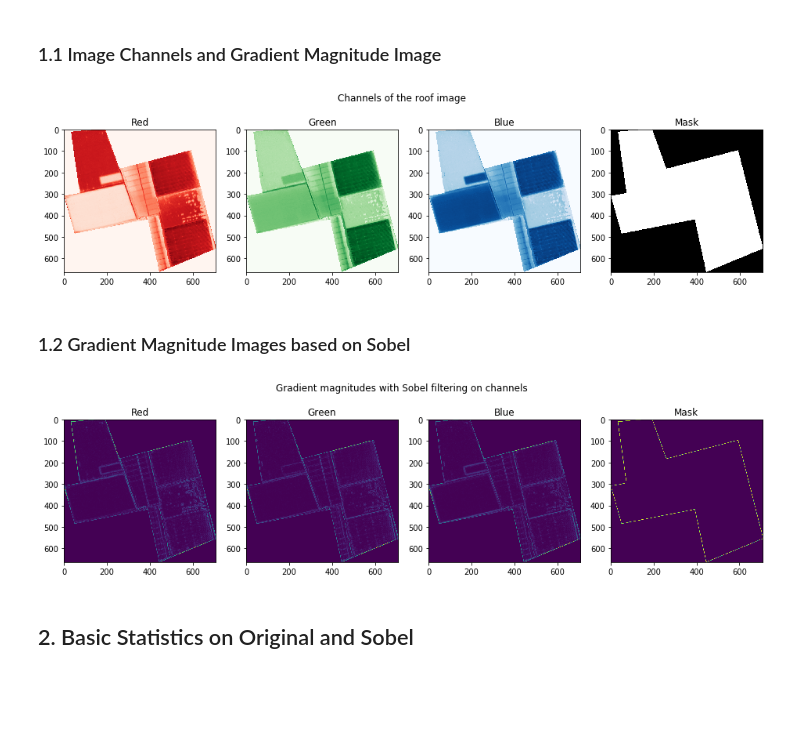
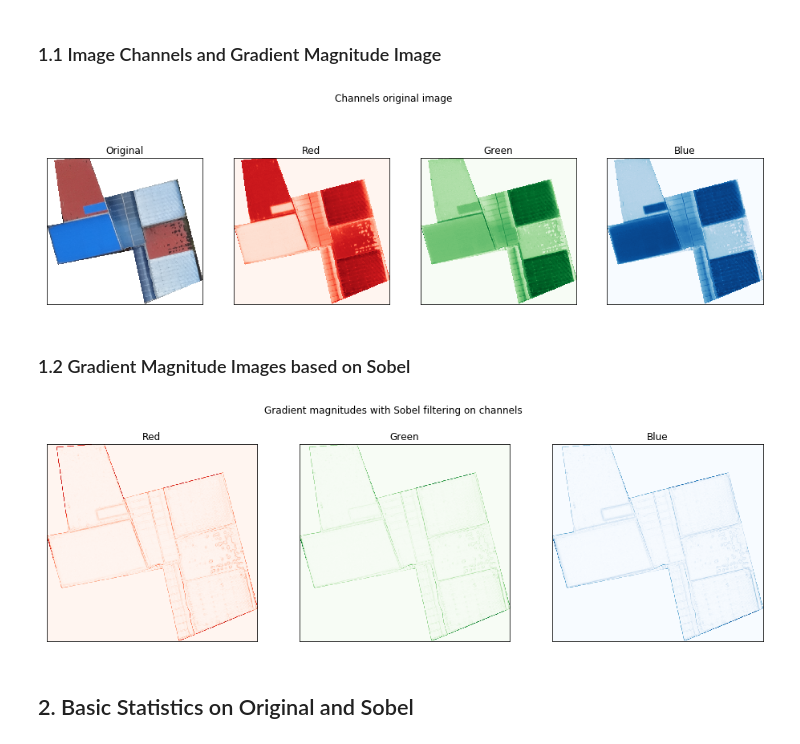
Before and after one commit to jo-ruether/ipeo_carribean, a Jupyter notebook: src/Pixel based classification.ipynb, the cells around one changed output. Drawn from its saved outputs; the diff is of its cells as text; code cells hidden in the pictures; blank space fills up the shorter version.

Commit message:
add pixel based measure images

```diff
--- a/src/Pixel based classification.ipynb
+++ b/src/Pixel based classification.ipynb
@@ -33,19 +34,24 @@ materials = {'concrete_cement':0, 'healthy_metal':1, 'incomplete':2, 'irregular_
 train_sample = join(train_dir, 'other', '7a307a06.tif')
 img = io.imread(train_sample)
 # %%
-fig, (ax1, ax2, ax3, ax4) = plt.subplots(1,4, figsize = (16, 4))
-ax1.imshow(img[:, :, 0], cmap='Reds')
-ax1.set_title("Red")
-ax2.imshow(img[:, :, 1], cmap='Greens')
-ax2.set_title("Green")
-ax3.imshow(img[:, :, 2], cmap='Blues')
-ax3.set_title("Blue")
-ax4.imshow(img[:, :, 3], cmap='gray')
-ax4.set_title("Mask")
-fig.suptitle("Channels of the roof image")
+fig, (ax1, ax2, ax3, ax4) = plt.subplots(1,4, figsize = (16, 5))
+
+for k in [ax1, ax2, ax3, ax4]:
+    k.axes.get_xaxis().set_visible(False)
+    k.axes.get_yaxis().set_visible(False)
+
+ax1.imshow(img, cmap='gray')
+ax1.set_title("Original")
+ax2.imshow(img[:, :, 0], cmap='Reds')
+ax2.set_title("Red")
+ax3.imshow(img[:, :, 1], cmap='Greens')
+ax3.set_title("Green")
+ax4.imshow(img[:, :, 2], cmap='Blues')
+ax4.set_title("Blue")
+fig.suptitle("Channels original image")
 plt.show()
 # %% [output]
-[figure, old version]
+[figure, new version]
 # %% [markdown]
 ### 1.2 Gradient Magnitude Images based on Sobel
 # %%
@@ -59,19 +65,22 @@ def sobel_layers(img):
 # %%
 sob = sobel_layers(img)
 # %%
-fig, (ax1, ax2, ax3, ax4) = plt.subplots(1,4, figsize = (16, 4))
-ax1.imshow(sob[:, :, 0])
+fig, (ax1, ax2, ax3) = plt.subplots(1,3, figsize = (16, 5))
+
+for k in [ax1, ax2, ax3]:
+    k.axes.get_xaxis().set_visible(False)
+    k.axes.get_yaxis().set_visible(False)
+
+ax1.imshow(sob[:, :, 0], cmap='Reds')
 ax1.set_title("Red")
-ax2.imshow(sob[:, :, 1])
+ax2.imshow(sob[:, :, 1], cmap='Greens')
 ax2.set_title("Green")
-ax3.imshow(sob[:, :, 2])
+ax3.imshow(sob[:, :, 2], cmap='Blues')
 ax3.set_title("Blue")
-ax4.imshow(sob[:, :, 3])
-ax4.set_title("Mask")
 fig.suptitle("Gradient magnitudes with Sobel filtering on channels")
 plt.show()
 # %% [output]
-[figure, old version]
+[figure, new version]
 # %% [markdown]
 ## 2. Basic Statistics on Original and Sobel
 # %%
```
Also changed, not shown: parts of 1 cell of this notebook, 11 other files.
